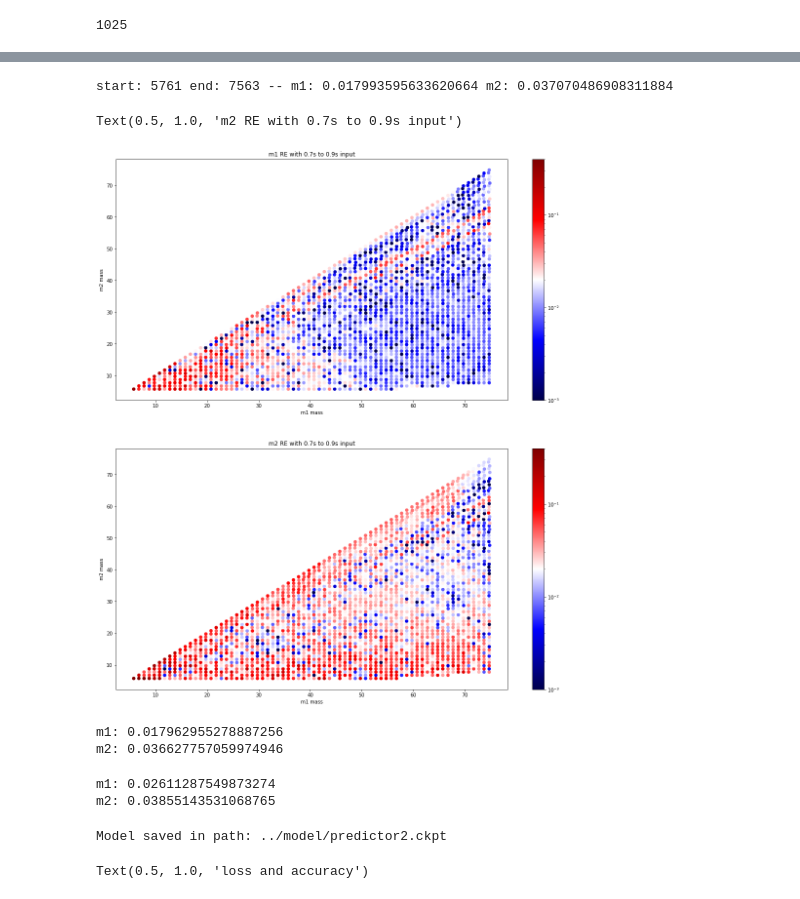
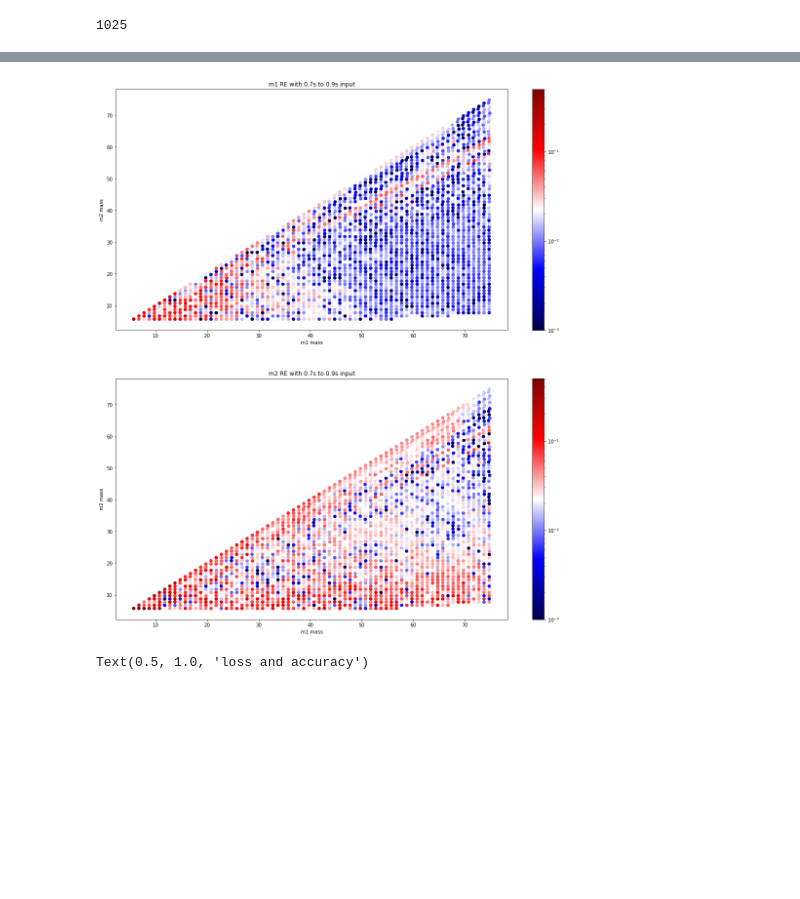
Before and after one commit to jw222/Gravitational-Wave, a Jupyter notebook: MPredictor.ipynb, the cells around one changed output, grey strips where cells are left out. Drawn from its saved outputs; the diff is of its cells as text; code cells hidden in the pictures; blank space fills up the shorter version.

Commit message:
half_second input

```diff
--- a/MPredictor.ipynb
+++ b/MPredictor.ipynb
@@ -231,8 +214,8 @@ INFO:tensorflow:Restoring parameters from ../model/predictor2.ckpt
 # %%
-num_epoch = 50
+num_epoch = 10
 start = datetime.datetime.now()
 batch_size = 64
-rate = 0.0001
+rate = 0.00001
 for i in range(num_epoch):
     train_data, train_label = get_batch(f_train, batch_size)
     for j in range(len(train_data)):
@@ -343,14 +316,0 @@ start: 6050 end: 7688 -- m1: 0.2510488945604337 m2: 0.6040627112565415
-# %%
-for idx in range(10):
-    start = 5755+idx
-    end = start+1802
-    pred = []
-    for i in range(len(f_test['WhitenedSignals'])):
-        test_data = f_test['WhitenedSignals'][i][start:end].reshape(1,end-start,1)
-        test_label = f_test['m1m2'][i].reshape(1,2)
-        pred.append(sess.run(predictions, feed_dict={input_data: test_data, input_label: test_label})[0])
-    pred = np.asarray(pred)
-    test_label = np.asarray(f_test['m1m2'])
-    m1 = np.mean(np.divide(abs(pred.T[0]-test_label.T[0]),test_label.T[0]))
-    m2 = np.mean(np.divide(abs(pred.T[1]-test_label.T[1]),test_label.T[1]))
-    print('start: '+str(start)+' end: '+str(end)+' -- m1: '+str(m1)+' m2: '+str(m2))
@@ -380,77 +317,25 @@ plt.plot(f_test['WhitenedSignals'][idx][start:end])
-# %%
-start = 5761
-end = 7563
-pred = []
-for i in range(len(f_test['WhitenedSignals'])):
-    test_data = f_test['WhitenedSignals'][i][start:end].reshape(1,end-start,1)
-    test_label = f_test['m1m2'][i].reshape(1,2)
-    pred.append(sess.run(predictions, feed_dict={input_data: test_data, input_label: test_label})[0])
-pred = np.asarray(pred)
-test_label = np.asarray(f_test['m1m2'])
-m1 = np.mean(np.divide(abs(pred.T[0]-test_label.T[0]),test_label.T[0]))
-m2 = np.mean(np.divide(abs(pred.T[1]-test_label.T[1]),test_label.T[1]))
-print('start: '+str(start)+' end: '+str(end)+' -- m1: '+str(m1)+' m2: '+str(m2))
-# %% [output]
-start: 5761 end: 7563 -- m1: 0.017993595633620664 m2: 0.037070486908311884
 # %%
 error1 = [abs(pred.T[0][i]-test_label.T[0][i])/test_label.T[0][i] for i in range(len(test_label))]
 error2 = [abs(pred.T[1][i]-test_label.T[1][i])/test_label.T[1][i] for i in range(len(test_label))]
 plt.figure(figsize=(18,20))
 cm = plt.cm.get_cmap('seismic')
 plt.subplot(211)
-sc = plt.scatter(test_label.T[0], test_label.T[1], c=error1, vmin=0.001, vmax=0.4,
+sc = plt.scatter(test_label.T[0], test_label.T[1], c=error1, vmin=0.001, vmax=0.5,
                  cmap=cm, norm=colors.LogNorm(vmin=np.amin(error1), vmax=np.amax(error1)))
 plt.colorbar(sc)
 plt.xlabel('m1 mass')
 plt.ylabel('m2 mass')
 plt.title('m1 RE with 0.7s to 0.9s input')
 plt.subplot(212)
-sc = plt.scatter(test_label.T[0], test_label.T[1], c=error2, vmin=0.001, vmax=0.4,
+sc = plt.scatter(test_label.T[0], test_label.T[1], c=error2, vmin=0.001, vmax=0.5,
                  cmap=cm, norm=colors.LogNorm(vmin=np.amin(error2), vmax=np.amax(error2)))
 plt.colorbar(sc)
 plt.xlabel('m1 mass')
 plt.ylabel('m2 mass')
 plt.title('m2 RE with 0.7s to 0.9s input')
+plt.savefig('separate.png')
 # %% [output]
-Text(0.5, 1.0, 'm2 RE with 0.7s to 0.9s input')
-[figure, old version]
+[figure, new version]
-# %%
-##predictor2
-pred = []
-for i in range(len(f_test['WhitenedSignals'])):
-    start = 5500
-    end = 7700
-    test_data = f_test['WhitenedSignals'][i][start:end].reshape(1,end-start,1)
-    test_label = f_test['m1m2'][i].reshape(1,2)
-    pred.append(sess.run(predictions, feed_dict={input_data: test_data, input_label: test_label})[0])
-pred = np.asarray(pred)
-test_label = np.asarray(f_test['m1m2'])
-m1 = np.mean(np.divide(abs(pred.T[0]-test_label.T[0]),test_label.T[0]))
-m2 = np.mean(np.divide(abs(pred.T[1]-test_label.T[1]),test_label.T[1]))
-print('m1: '+str(m1)+'\nm2: '+str(m2))
-# %% [output]
-m1: 0.017962955278887256
-m2: 0.036627757059974946
-# %%
-##predictor
-pred = []
-for i in range(len(f_test['WhitenedSignals'])):
-    test_data = f_test['WhitenedSignals'][i].reshape(1,LENGTH,1)
-    test_label = f_test['m1m2'][i].reshape(1,2)
-    pred.append(sess.run(predictions, feed_dict={input_data: test_data, input_label: test_label})[0])
-pred = np.asarray(pred)
-test_label = np.asarray(f_test['m1m2'])
-m1 = np.mean(np.divide(abs(pred.T[0]-test_label.T[0]),test_label.T[0]))
-m2 = np.mean(np.divide(abs(pred.T[1]-test_label.T[1]),test_label.T[1]))
-print('m1: '+str(m1)+'\nm2: '+str(m2))
-# %% [output]
-m1: 0.02611287549873274
-m2: 0.03855143531068765
-# %%
-save_path = saver.save(sess, "../model/predictor2.ckpt")
-print("Model saved in path: %s" % save_path)
-# %% [output]
-Model saved in path: ../model/predictor2.ckpt
 # %%
 start = 0
 length = len(loss_hist) - start
```
Also changed, not shown: parts of 13 cells of this notebook, 1 other file.
